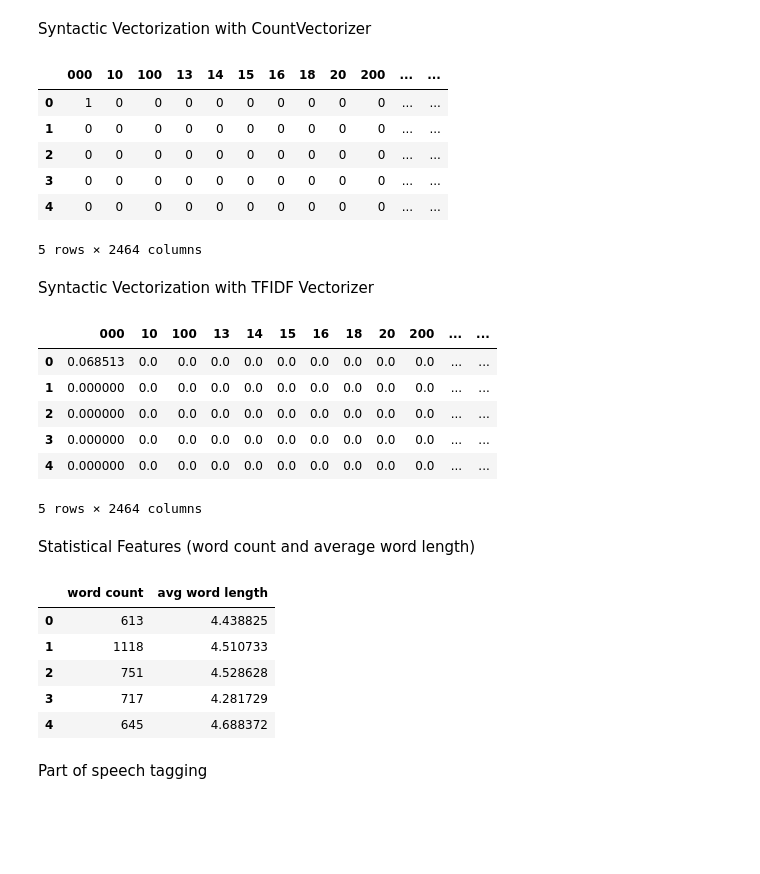
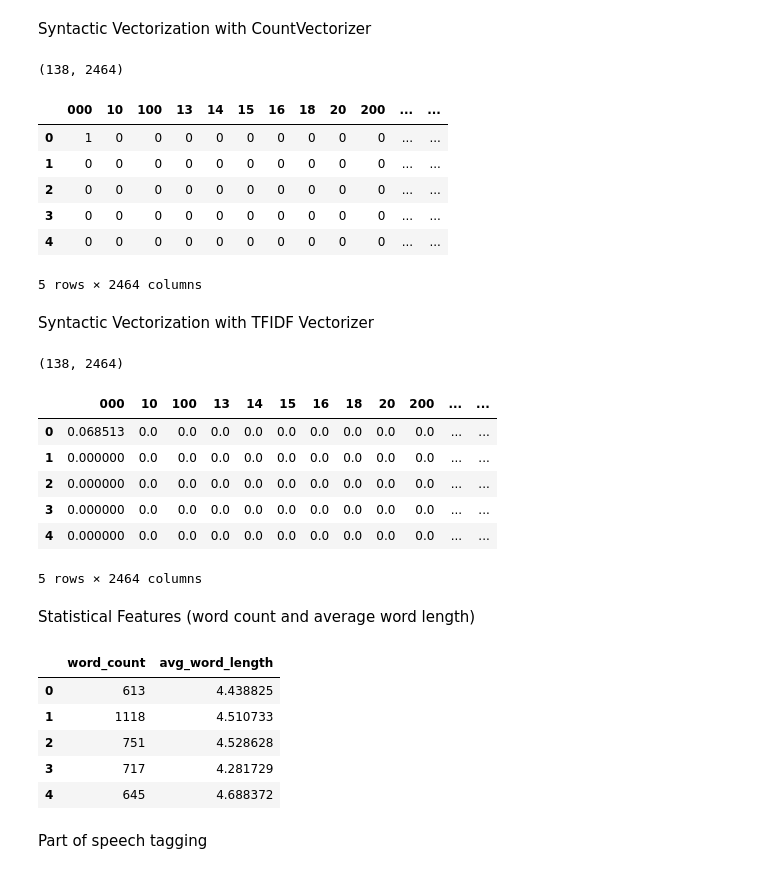
Before and after one commit to gyanigk/ML-HW4, a Jupyter notebook: language_features.ipynb, the cells around one changed output. Saved outputs shown, nothing was run; the diff lists cells and outputs as text; code cells hidden in the pictures; blank space fills up the shorter version.

Commit message:
Data Preparation

```diff
--- a/language_features.ipynb
+++ b/language_features.ipynb
@@ -10,9 +12,9 @@ import re
 #Loading the dataset and parsing the required information from the dataset.
 # %%
 # Reading in data
-prosodic_file = "data/prosodic_features.csv"
-scores_file = "data/scores.csv"
-transcript_file = "data/transcripts.csv"
+prosodic_file = "https://raw.githubusercontent.com/gyanigk/ML-HW4/refs/heads/main/data/prosodic_features.csv"
+scores_file = "https://raw.githubusercontent.com/gyanigk/ML-HW4/refs/heads/main/data/scores.csv"
+transcript_file = "https://raw.githubusercontent.com/gyanigk/ML-HW4/refs/heads/main/data/transcripts.csv"
 
 # Read csvs into a file
 prosodic_data = pd.read_csv(prosodic_file)
@@ -24,3 +26,4 @@ prosodic_data['Participant'] = prosodic_data['participant&question'].str.extract
 prosodic_data['Participant'] = prosodic_data['Participant'].str.lower()
 # Make the entire transcript lower case
 transcript_data['transcript'] = transcript_data['transcript'].str.lower()
+transcript_data.rename(columns={'pid': 'Participant'}, inplace=True)
@@ -46,0 +62,3 @@ print(prosodic_data.head)
+# %%
+transcript_data = pd.merge(transcript_data, scores_data, on='Participant')
+transcript_data.head()
@@ -152,63 +188,61 @@ True
 # %% [markdown]
 Syntactic Vectorization with CountVectorizer
 # %%
-
-# Syntactic vectorizer: CountVectorizer
-
 # Remove common stop words in english and ignore words that appear fewer than 2 times
 vectorizer = CountVectorizer(stop_words='english', min_df=2)
-X = vectorizer.fit_transform(transcript_data['transcript'])
+count_matrix = vectorizer.fit_transform(transcript_data['transcript'])
 
 # Convert from sparse X matrix to a denser one for easy use
-X_dense = X.toarray()
+X_dense = count_matrix.toarray()
 feature_names_count = vectorizer.get_feature_names_out()
 
 word_count = pd.DataFrame(X_dense, columns=feature_names_count)
-
+print(word_count.shape)
 word_count.head()
 # %% [output]
+(138, 2464)
 |  | 000 | 10 | 100 | 13 | 14 | 15 | 16 | 18 | 20 | 200 | ... | ... |
 | 0 | 1 | 0 | 0 | 0 | 0 | 0 | 0 | 0 | 0 | 0 | ... | ... |
 | 1 | 0 | 0 | 0 | 0 | 0 | 0 | 0 | 0 | 0 | 0 | ... | ... |
 | 2 | 0 | 0 | 0 | 0 | 0 | 0 | 0 | 0 | 0 | 0 | ... | ... |
 | 3 | 0 | 0 | 0 | 0 | 0 | 0 | 0 | 0 | 0 | 0 | ... | ... |
 | 4 | 0 | 0 | 0 | 0 | 0 | 0 | 0 | 0 | 0 | 0 | ... | ... |
-5 rows × 2464 columns
+5 rows × 2464 columns
 # %% [markdown]
 Syntactic Vectorization with TFIDF Vectorizer
 # %%
-
 # Syntactic vectorizer: TFIDF Vectorizer
 tfidf = TfidfVectorizer(stop_words='english', min_df=2)
 tfidf_matrix = tfidf.fit_transform(transcript_data['transcript'])
 feature_names_tf = tfidf.get_feature_names_out()
 tfidf_count = pd.DataFrame(tfidf_matrix.toarray(), columns=feature_names_tf)
-
+print(tfidf_count.shape)
 tfidf_count.head()
 # %% [output]
+(138, 2464)
 |  | 000 | 10 | 100 | 13 | 14 | 15 | 16 | 18 | 20 | 200 | ... | ... |
 | 0 | 0.068513 | 0.0 | 0.0 | 0.0 | 0.0 | 0.0 | 0.0 | 0.0 | 0.0 | 0.0 | ... | ... |
 | 1 | 0.000000 | 0.0 | 0.0 | 0.0 | 0.0 | 0.0 | 0.0 | 0.0 | 0.0 | 0.0 | ... | ... |
 | 2 | 0.000000 | 0.0 | 0.0 | 0.0 | 0.0 | 0.0 | 0.0 | 0.0 | 0.0 | 0.0 | ... | ... |
 | 3 | 0.000000 | 0.0 | 0.0 | 0.0 | 0.0 | 0.0 | 0.0 | 0.0 | 0.0 | 0.0 | ... | ... |
 | 4 | 0.000000 | 0.0 | 0.0 | 0.0 | 0.0 | 0.0 | 0.0 | 0.0 | 0.0 | 0.0 | ... | ... |
-5 rows × 2464 columns
+5 rows × 2464 columns
 # %% [markdown]
 Statistical Features (word count and average word length)
 # %%
 
 # Statistical Features (word count and average word length)
 
 # Word Count for the entire interview
 features = pd.DataFrame()
-features['word count'] = transcript_data['transcript'].apply(lambda x: len(x.split()))
+features['word_count'] = transcript_data['transcript'].apply(lambda x: len(x.split()))
 
 # Average word length for the interview
-features['avg word length'] = transcript_data['transcript'].apply(lambda x: sum(len(word) for word in x.split()) / len(x.split()))
+features['avg_word_length'] = transcript_data['transcript'].apply(lambda x: sum(len(word) for word in x.split()) / len(x.split()))
 
 features.head()
 # %% [output]
-|  | word count | avg word length |
+|  | word_count | avg_word_length |
 | 0 | 613 | 4.438825 |
 | 1 | 1118 | 4.510733 |
 | 2 | 751 | 4.528628 |
```
Also changed, not shown: parts of 26 cells of this notebook.
